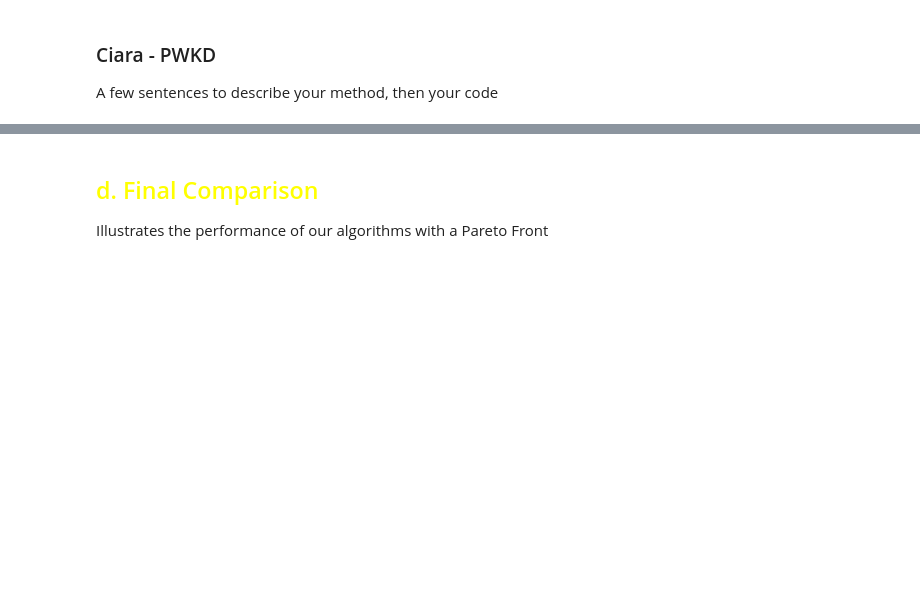
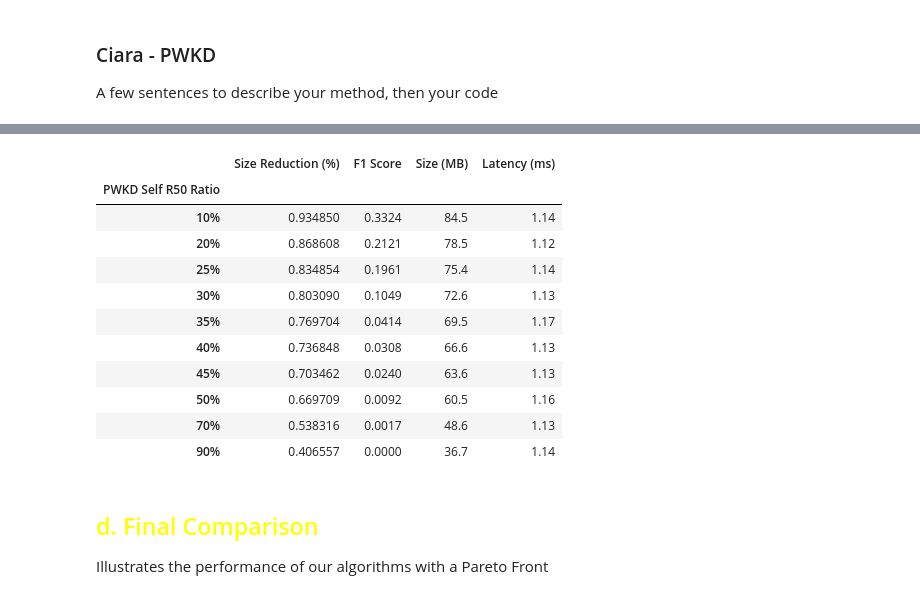
Before and after one commit to eoconn25/CS6423_knowledge_distillation_project, a Jupyter notebook: master.ipynb, the cells around one changed output, grey strips where cells are left out. Cells and saved outputs as stored; diff of their text form; code cells hidden in the pictures; blank space fills up the shorter version.

Commit message:
added pwkd to master

```diff
--- a/master.ipynb
+++ b/master.ipynb
@@ -308,0 +404,9 @@ eval = run_quantisation_suite("ResNet50", resnet50, evaluator, quant_funcs)
+# %%
+base_model_size = eval.results['ResNet50_Baseline_FP32']['model_size_mb']
+
+for name, results in eval.results.items():
+    add_experiment(method=f'Quantisation {name}',
+                       base_model='resnet50',
+                       base_size=base_model_size,
+                       compressed_size=results['model_size_mb'],
+                       f1=results['f1_macro'])
@@ -765,3 +874,62 @@ A few sentences to describe your method, then your code
 # %%
 # Ciara - code or functions that apply PWKD
 # append results to the dataframe as described above
+
+# Ciara - code or functions that apply PWKD
+# append results to the dataframe as described above
+
+# Ciara — PWKD ResNet50 self-pruning
+import torch
+import pandas as pd
+
+R50_BASE_PARAMS = sum(p.numel() for p in resnet50.parameters())
+
+r50_checkpoints = {
+    '10%': 'trained_models/pwkd_self_r50_r10/pwkd_self_r50_r10_full.pth',
+    '20%': 'trained_models/pwkd_self_r50_r20/pwkd_self_r50_r20_full.pth',
+    '25%': 'trained_models/pwkd_self_r50_r25/pwkd_self_r50_r25_full.pth',
+    '30%': 'trained_models/pwkd_self_r50_r30/pwkd_self_r50_r30_full.pth',
+    '35%': 'trained_models/pwkd_self_r50_r35/pwkd_self_r50_r35_full.pth',
+    '40%': 'trained_models/pwkd_self_r50_r40/pwkd_self_r50_r40_full.pth',
+    '45%': 'trained_models/pwkd_self_r50_r45/pwkd_self_r50_r45_full.pth',
+    '50%': 'trained_models/pwkd_self_r50_r50/pwkd_self_r50_r50_full.pth',
+    '70%': 'trained_models/pwkd_self_r50_r70/pwkd_self_r50_r70_full.pth',
+    '90%': 'trained_models/pwkd_self_r50_r90/pwkd_self_r50_r90_full.pth',
+}
+
+self_pwkd_r50_step_metrics = []
+print('── PWKD ResNet50 self pruning ──')
+
+evaluator = ModelEvaluator(data_prep.test_loader)
+base_model_size = eval.results['ResNet50_Baseline_FP32']['model_size_mb']
+
+for sparsity, path in r50_checkpoints.items():
+    print(f'Loading {path} ...')
+    model = torch.load(path, map_location=device, weights_only=False)['model']
+    model = model.to(device).eval()
+
+    step_metrics = evaluator.evaluate_single(model, f'PWKD_SELF_R50_{sparsity}')
+    step_params  = step_metrics['total_parameters']
+
+    add_experiment(
+        method          = 'PWKD Self (ResNet50)',
+        base_model      = 'resnet50',
+        base_size       = R50_BASE_PARAMS,
+        compressed_size = step_params,
+        f1              = step_metrics['f1_macro'],
+    )
+
+    self_pwkd_r50_step_metrics.append({
+        'Ratio':              sparsity,
+        'Size Reduction (%)': step_metrics['model_size_mb_theoretical'] / base_model_size,
+        'F1 Score':           round(step_metrics['f1_macro'],    4),
+        'Size (MB)':          round(step_metrics['model_size_mb_theoretical'], 1),
+        'Latency (ms)':       round(step_metrics['avg_latency_ms'], 2),
+    })
+self_r50_summary = pd.DataFrame(self_pwkd_r50_step_metrics).set_index('Ratio')
+self_r50_summary.index.name = 'PWKD Self R50 Ratio'
+display(self_r50_summary)
+
+# results_df.to_csv('results.csv', mode='a', header=False, index=False)
+# print('PWKD results appended to results.csv')
+# %% [output]
@@ -768,3 +987,15 @@ A few sentences to describe your method, then your code
+|  | Size Reduction (%) | F1 Score | Size (MB) | Latency (ms) |
+| PWKD Self R50 Ratio |  |  |  |  |
+| 10% | 0.934850 | 0.3324 | 84.5 | 1.14 |
+| 20% | 0.868608 | 0.2121 | 78.5 | 1.12 |
+| 25% | 0.834854 | 0.1961 | 75.4 | 1.14 |
+| 30% | 0.803090 | 0.1049 | 72.6 | 1.13 |
+| 35% | 0.769704 | 0.0414 | 69.5 | 1.17 |
+| 40% | 0.736848 | 0.0308 | 66.6 | 1.13 |
+| 45% | 0.703462 | 0.0240 | 63.6 | 1.13 |
+| 50% | 0.669709 | 0.0092 | 60.5 | 1.16 |
+| 70% | 0.538316 | 0.0017 | 48.6 | 1.13 |
+| 90% | 0.406557 | 0.0000 | 36.7 | 1.14 |
 # %% [markdown]
 ## <span style="color: yellow;">d. Final Comparison</span>
 Illustrates the performance of our algorithms with a Pareto Front
```
Also changed, not shown: parts of 22 cells of this notebook, 8 other files.
